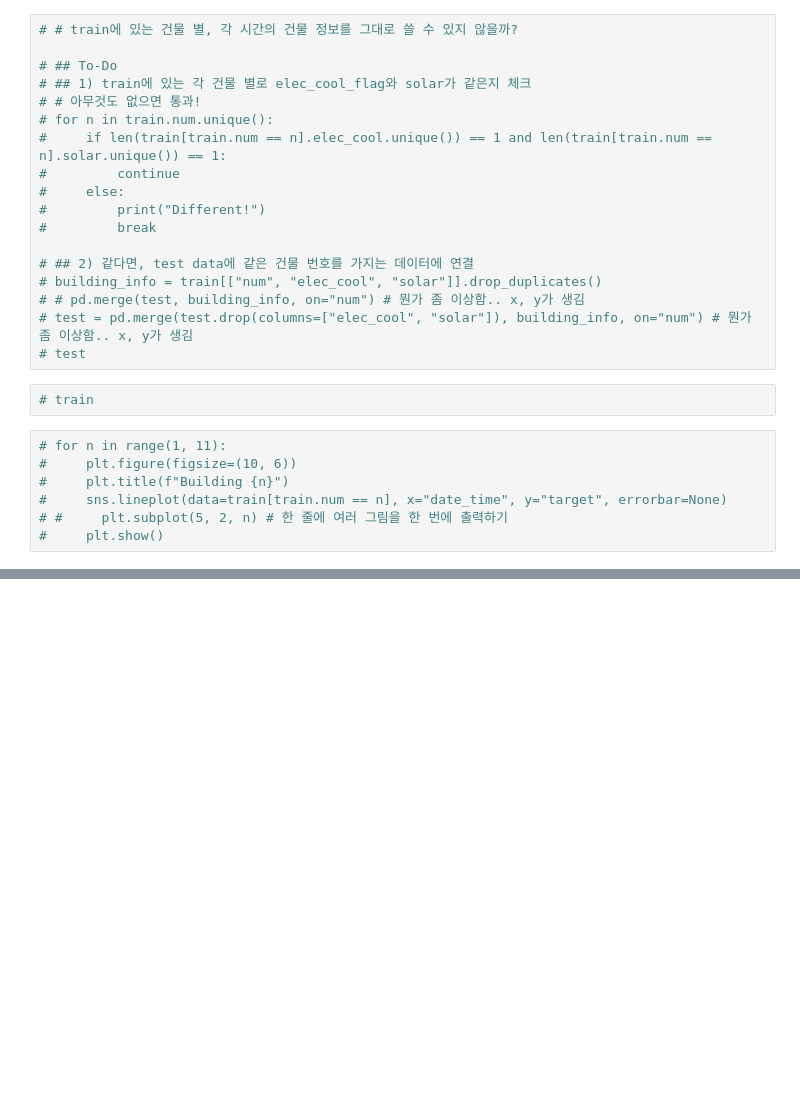
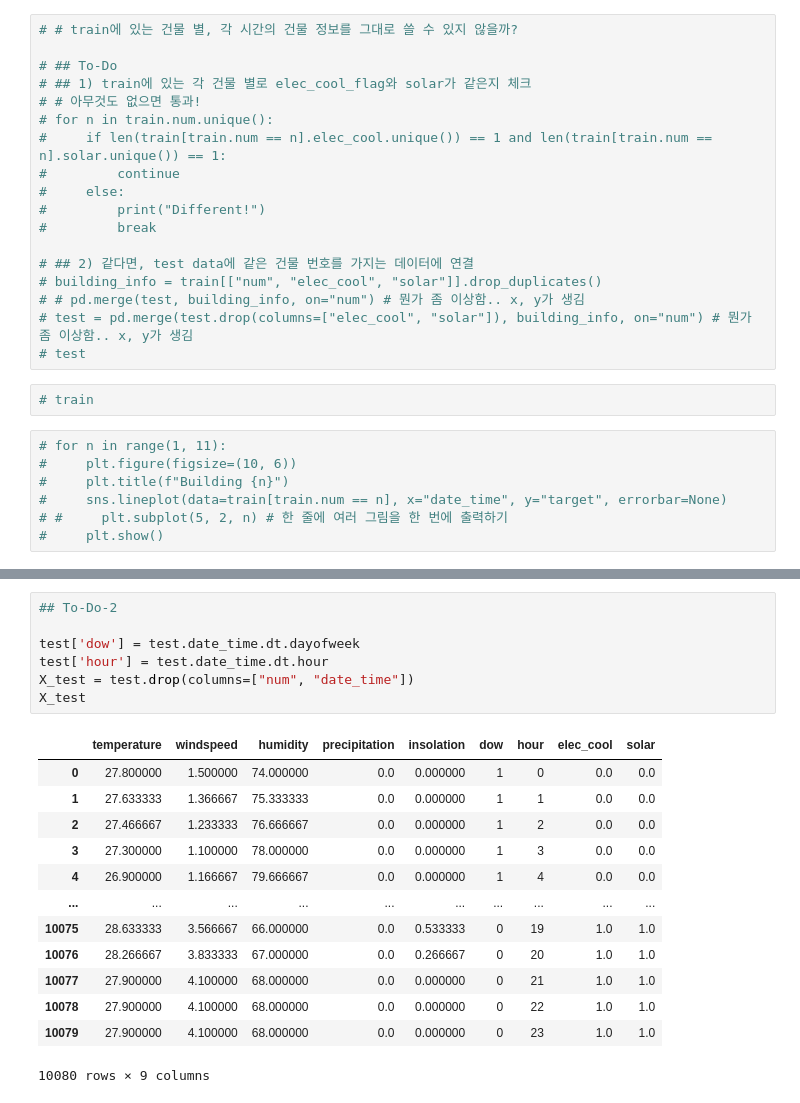
Before and after one commit to sainthm/MGS_AI_DS, a Jupyter notebook: YDK/dacon/AI_competition_for_predicting_power_usage/Prediction_of_power_consumption_PJT.ipynb, the cells around one changed output, grey strips where cells are left out. Cells and saved outputs as stored; diff of their text form; blank space fills up the shorter version.

```diff
--- a/YDK/dacon/AI_competition_for_predicting_power_usage/Prediction_of_power_consumption_PJT.ipynb
+++ b/YDK/dacon/AI_competition_for_predicting_power_usage/Prediction_of_power_consumption_PJT.ipynb
@@ -502,0 +505,21 @@ print(X_train.shape, X_val.shape, y_train.shape, y_val.shape)
+# %%
+## To-Do-2
+
+test['dow'] = test.date_time.dt.dayofweek
+test['hour'] = test.date_time.dt.hour
+X_test = test.drop(columns=["num", "date_time"])
+X_test
+# %% [output]
+|  | temperature | windspeed | humidity | precipitation | insolation | dow | hour | elec_cool | solar |
+| 0 | 27.800000 | 1.500000 | 74.000000 | 0.0 | 0.000000 | 1 | 0 | 0.0 | 0.0 |
+| 1 | 27.633333 | 1.366667 | 75.333333 | 0.0 | 0.000000 | 1 | 1 | 0.0 | 0.0 |
+| 2 | 27.466667 | 1.233333 | 76.666667 | 0.0 | 0.000000 | 1 | 2 | 0.0 | 0.0 |
+| 3 | 27.300000 | 1.100000 | 78.000000 | 0.0 | 0.000000 | 1 | 3 | 0.0 | 0.0 |
+| 4 | 26.900000 | 1.166667 | 79.666667 | 0.0 | 0.000000 | 1 | 4 | 0.0 | 0.0 |
+| ... | ... | ... | ... | ... | ... | ... | ... | ... | ... |
+| 10075 | 28.633333 | 3.566667 | 66.000000 | 0.0 | 0.533333 | 0 | 19 | 1.0 | 1.0 |
+| 10076 | 28.266667 | 3.833333 | 67.000000 | 0.0 | 0.266667 | 0 | 20 | 1.0 | 1.0 |
+| 10077 | 27.900000 | 4.100000 | 68.000000 | 0.0 | 0.000000 | 0 | 21 | 1.0 | 1.0 |
+| 10078 | 27.900000 | 4.100000 | 68.000000 | 0.0 | 0.000000 | 0 | 22 | 1.0 | 1.0 |
+| 10079 | 27.900000 | 4.100000 | 68.000000 | 0.0 | 0.000000 | 0 | 23 | 1.0 | 1.0 |
+10080 rows × 9 columns
```
Also changed, not shown: parts of 46 cells of this notebook.
